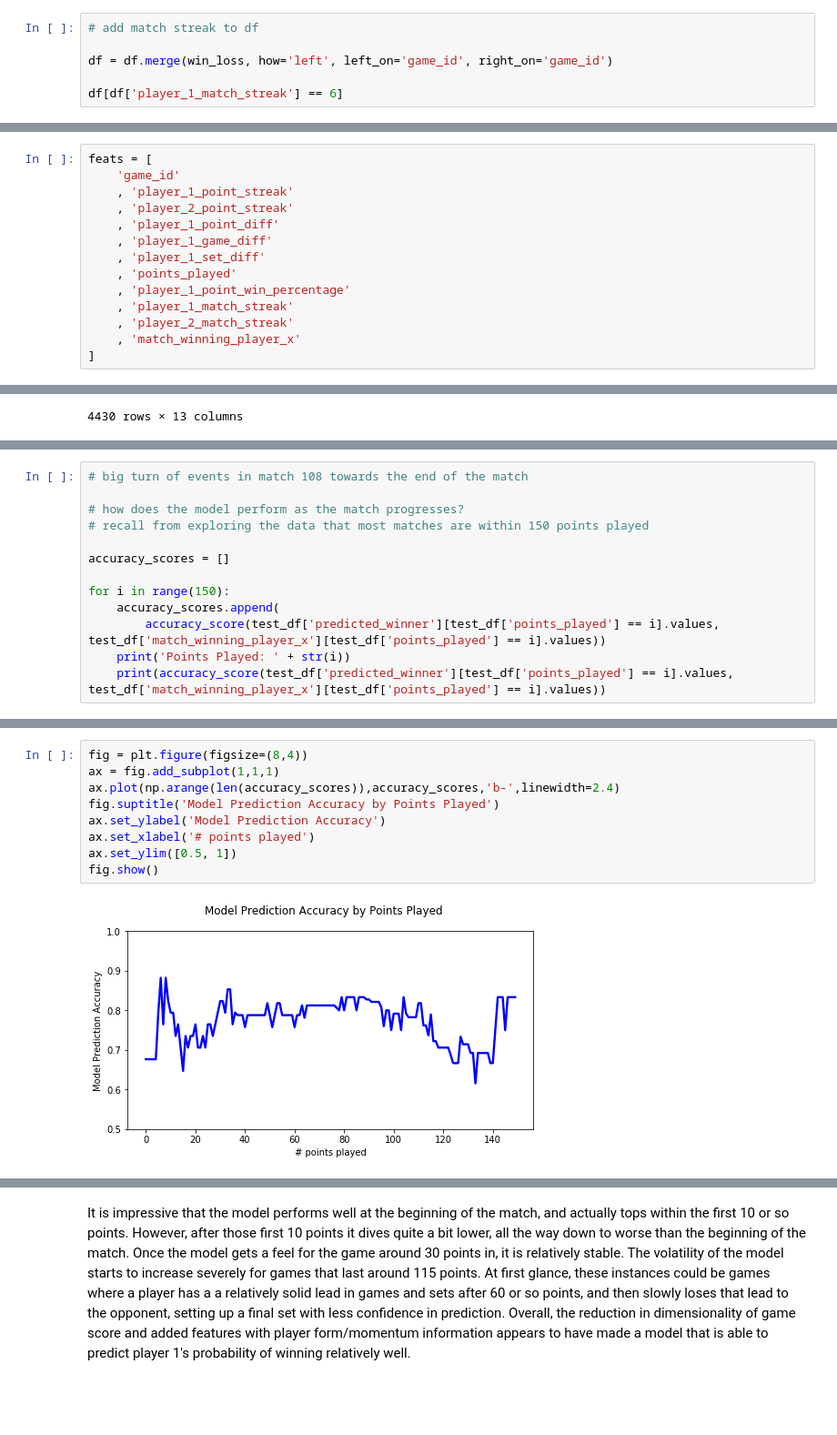
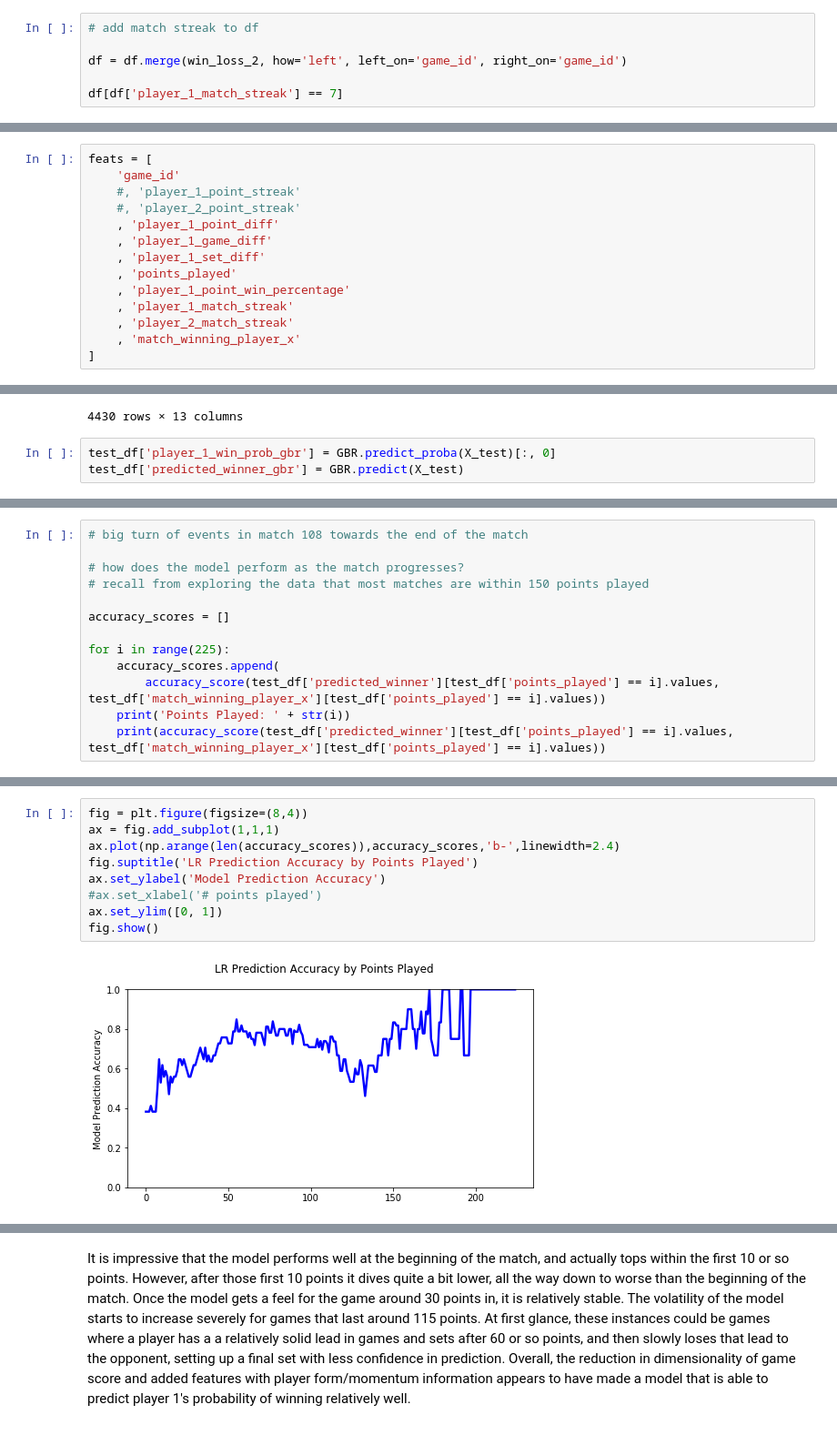
Before and after one commit to Kaivman17/tennis_prediction, a Jupyter notebook: Tennis Modeling Assignment_KA.ipynb, the cells around one changed output, grey strips where cells are left out. Shown: that part at 91% size. Saved outputs shown, nothing was run; the diff lists cells and outputs as text; blank space fills up the shorter version.

```diff
--- a/Tennis Modeling Assignment_KA.ipynb
+++ b/Tennis Modeling Assignment_KA.ipynb
@@ -358,8 +409,8 @@ df.head(30)
 # %%
 # add match streak to df
 
-df = df.merge(win_loss, how='left', left_on='game_id', right_on='game_id')
+df = df.merge(win_loss_2, how='left', left_on='game_id', right_on='game_id')
 
-df[df['player_1_match_streak'] == 6]
+df[df['player_1_match_streak'] == 7]
 # %% [output]
 |  | game_id | set_num | serving_player | player_1_points | player_2_points | player_1_games | player_2_games | ... |
@@ -449,8 +501,8 @@ It appers that set_num is a column to drop. With points played containing more g
 # %%
 feats = [
     'game_id'
-    , 'player_1_point_streak'
-    , 'player_2_point_streak'
+    #, 'player_1_point_streak'
+    #, 'player_2_point_streak'
     , 'player_1_point_diff'
     , 'player_1_game_diff'
     , 'player_1_set_diff'
@@ -603,3 +686,6 @@ See the caveats in the documentation: https://pandas.pydata.org/pandas-docs/stab
 | 18503 | 136 | 1 | 0 | 2 | 4 | ... |
 | 18504 | 136 | 0 | 1 | 1 | 4 | ... |
 4430 rows × 13 columns
+# %%
+test_df['player_1_win_prob_gbr'] = GBR.predict_proba(X_test)[:, 0]
+test_df['predicted_winner_gbr'] = GBR.predict(X_test)
@@ -674,7 +789,7 @@ plot_win_prob(108)
 
 accuracy_scores = []
 
-for i in range(150):
+for i in range(225):
     accuracy_scores.append(
         accuracy_score(test_df['predicted_winner'][test_df['points_played'] == i].values, test_df['match_winning_player_x'][test_df['points_played'] == i].values))
     print('Points Played: ' + str(i))
@@ -700,11 +919,11 @@ Points Played: 149
 # %%
 fig = plt.figure(figsize=(8,4))
 ax = fig.add_subplot(1,1,1)
 ax.plot(np.arange(len(accuracy_scores)),accuracy_scores,'b-',linewidth=2.4)
-fig.suptitle('Model Prediction Accuracy by Points Played')
+fig.suptitle('LR Prediction Accuracy by Points Played')
 ax.set_ylabel('Model Prediction Accuracy')
-ax.set_xlabel('# points played')
-ax.set_ylim([0.5, 1])
+#ax.set_xlabel('# points played')
+ax.set_ylim([0, 1])
 fig.show()
 # %% [output]
-[figure, old version]
+[figure, new version]
```
Also changed, not shown: parts of 60 cells of this notebook.
